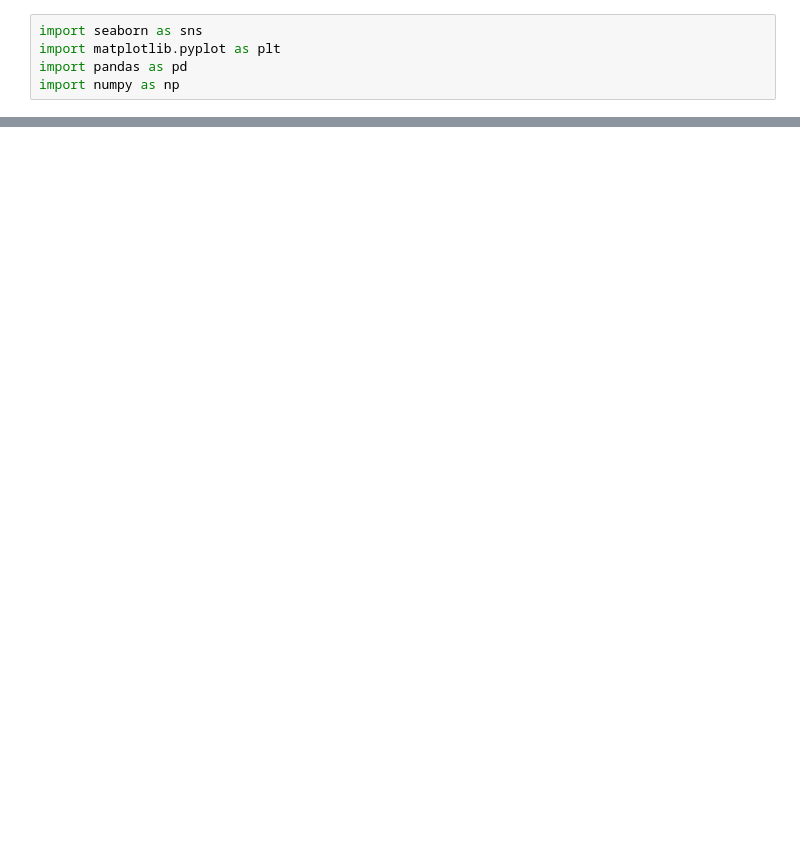
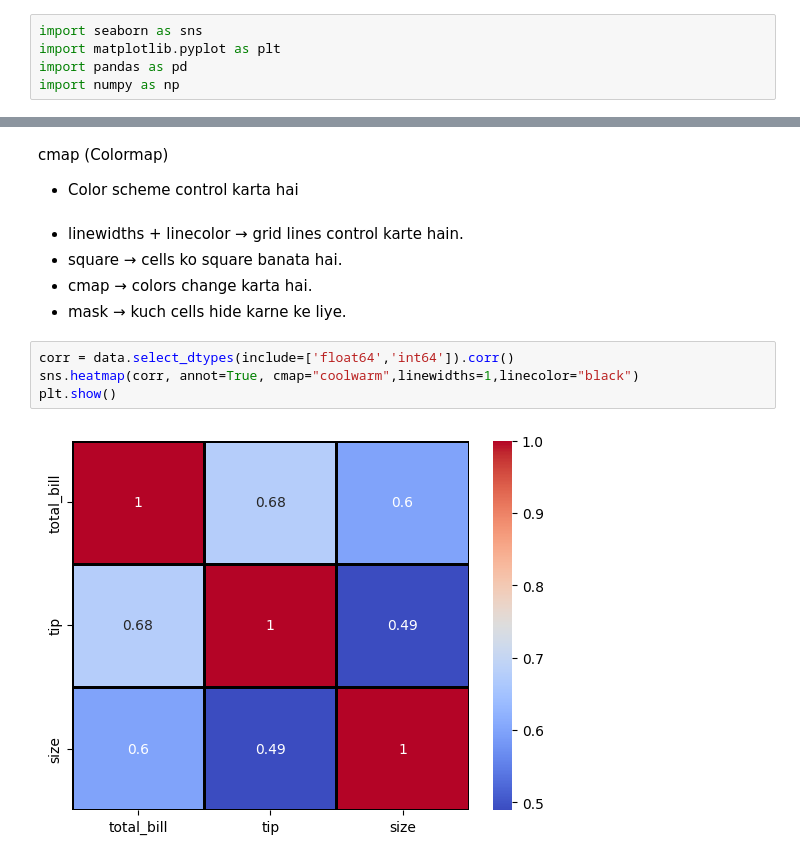
Before and after one commit to MithunKumarRajak/Machine-Learning, a Jupyter notebook: Seaborn/Matrix_plots.ipynb, the cells around one changed output, grey strips where cells are left out. Drawn from its saved outputs; the diff is of its cells as text; blank space fills up the shorter version.

Commit message:
heatmap and clustermap learned

```diff
--- a/Seaborn/Matrix_plots.ipynb
+++ b/Seaborn/Matrix_plots.ipynb
@@ -19,0 +63,14 @@ data.sample(2)
+# %% [markdown]
+cmap (Colormap)
+- Color scheme control karta hai
+# %% [markdown]
+- linewidths + linecolor → grid lines control karte hain.
+- square → cells ko square banata hai.
+- cmap → colors change karta hai.
+- mask → kuch cells hide karne ke liye.
+# %%
+corr = data.select_dtypes(include=['float64','int64']).corr()
+sns.heatmap(corr, annot=True, cmap="coolwarm",linewidths=1,linecolor="black")
+plt.show()
+# %% [output]
+[figure, added]
```
Also changed, not shown: parts of 14 cells of this notebook.
